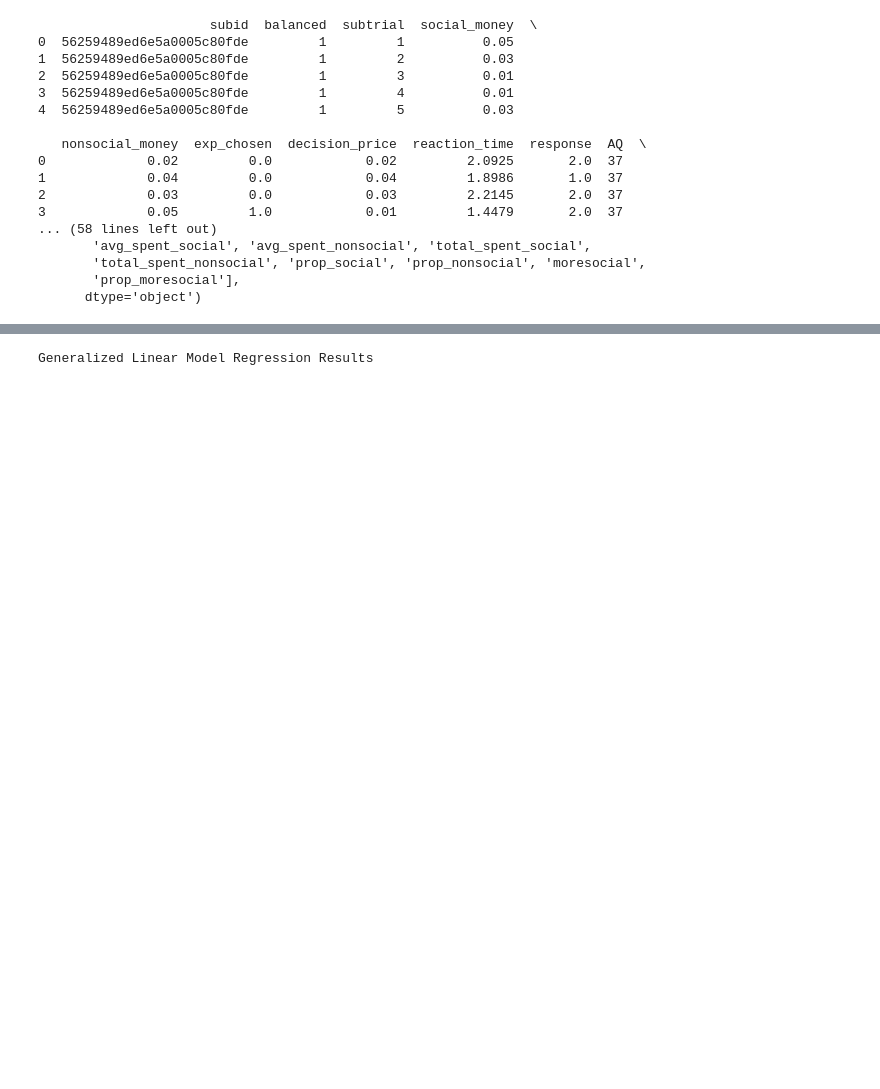
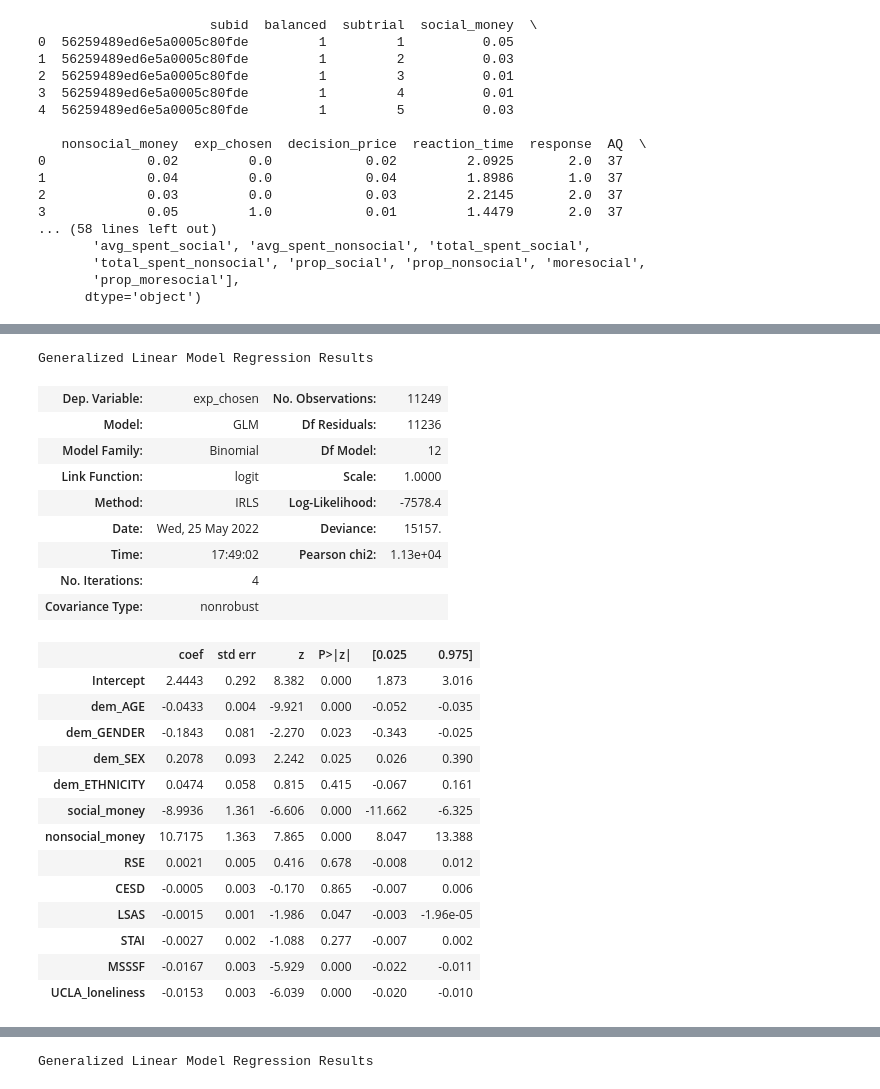
Before and after one commit to fareri-lab/WTP_CardTask, a Jupyter notebook: APS/WTP_HLM.ipynb, the cells around one changed output, grey strips where cells are left out. Drawn from its saved outputs; the diff is of its cells as text; code cells hidden in the pictures; blank space fills up the shorter version.

```diff
--- a/APS/WTP_HLM.ipynb
+++ b/APS/WTP_HLM.ipynb
@@ -96,0 +175,29 @@ import statsmodels.formula.api as smf
+# %%
+#add social measures
+model = smf.glm('exp_chosen ~ dem_AGE + dem_GENDER+ dem_SEX+ dem_ETHNICITY + social_money + nonsocial_money + %s +%s' %(dep_anx,solitude), family= sm.families.Binomial(),data=data).fit()
+model.summary()
+# %% [output]
+Generalized Linear Model Regression Results
+| Dep. Variable: | exp_chosen | No. Observations: | 11249 |
+| Model: | GLM | Df Residuals: | 11236 |
+| Model Family: | Binomial | Df Model: | 12 |
+| Link Function: | logit | Scale: | 1.0000 |
+| Method: | IRLS | Log-Likelihood: | -7578.4 |
+| Date: | Wed, 25 May 2022 | Deviance: | 15157. |
+| Time: | 17:49:02 | Pearson chi2: | 1.13e+04 |
+| No. Iterations: | 4 |  |  |
+| Covariance Type: | nonrobust |  |  |
+|  | coef | std err | z | P>|z| | [0.025 | 0.975] |
+| Intercept | 2.4443 | 0.292 | 8.382 | 0.000 | 1.873 | 3.016 |
+| dem_AGE | -0.0433 | 0.004 | -9.921 | 0.000 | -0.052 | -0.035 |
+| dem_GENDER | -0.1843 | 0.081 | -2.270 | 0.023 | -0.343 | -0.025 |
+| dem_SEX | 0.2078 | 0.093 | 2.242 | 0.025 | 0.026 | 0.390 |
+| dem_ETHNICITY | 0.0474 | 0.058 | 0.815 | 0.415 | -0.067 | 0.161 |
+| social_money | -8.9936 | 1.361 | -6.606 | 0.000 | -11.662 | -6.325 |
+| nonsocial_money | 10.7175 | 1.363 | 7.865 | 0.000 | 8.047 | 13.388 |
+| RSE | 0.0021 | 0.005 | 0.416 | 0.678 | -0.008 | 0.012 |
+| CESD | -0.0005 | 0.003 | -0.170 | 0.865 | -0.007 | 0.006 |
+| LSAS | -0.0015 | 0.001 | -1.986 | 0.047 | -0.003 | -1.96e-05 |
+| STAI | -0.0027 | 0.002 | -1.088 | 0.277 | -0.007 | 0.002 |
+| MSSSF | -0.0167 | 0.003 | -5.929 | 0.000 | -0.022 | -0.011 |
+| UCLA_loneliness | -0.0153 | 0.003 | -6.039 | 0.000 | -0.020 | -0.010 |
```
Also changed, not shown: parts of 11 cells of this notebook, 1 other file.
